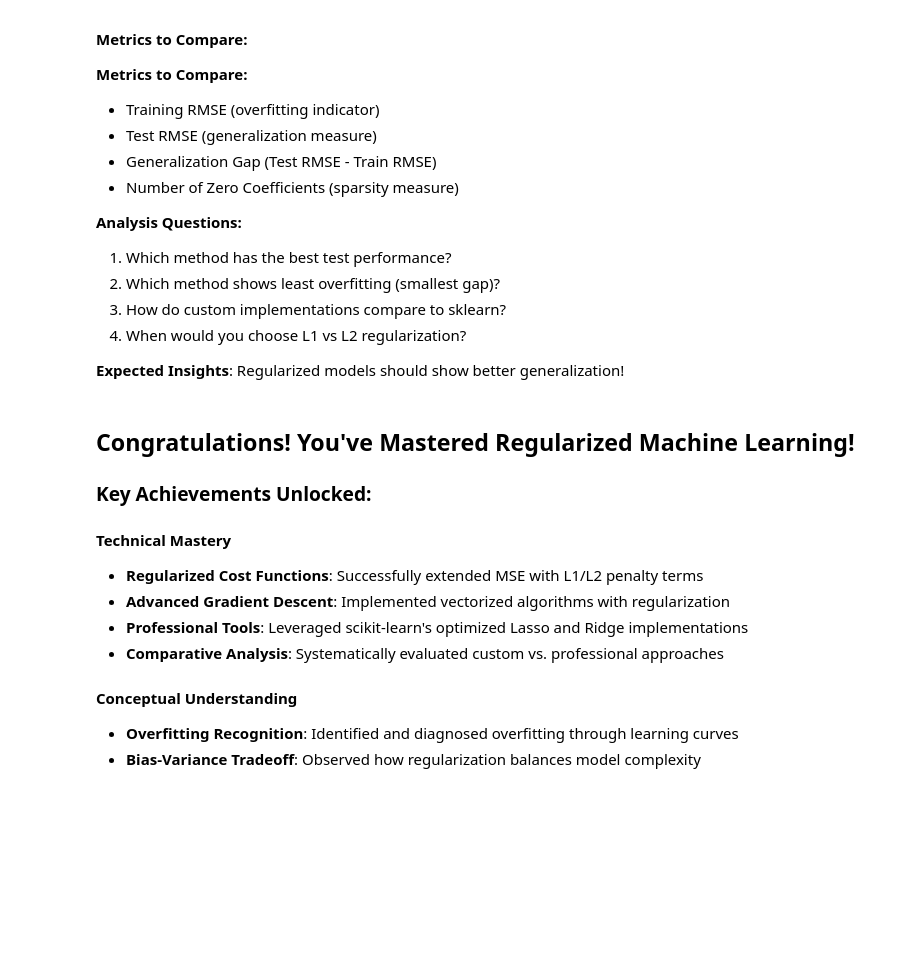
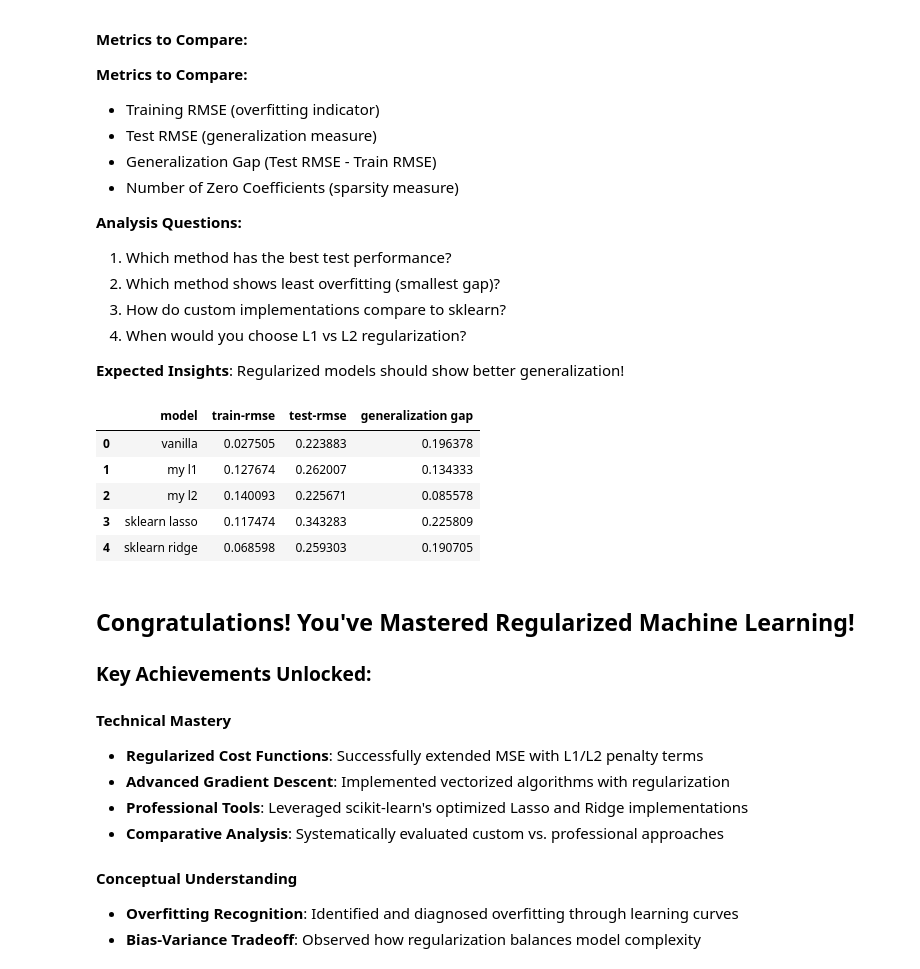
Before and after one commit to trumpetman9/stat362, a Jupyter notebook: instructor/quizzes/week 4/regularized_gd.ipynb, the cells around one changed output. Saved outputs shown, nothing was run; the diff lists cells and outputs as text; code cells hidden in the pictures; blank space fills up the shorter version.

```diff
--- a/instructor/quizzes/week 4/regularized_gd.ipynb
+++ b/instructor/quizzes/week 4/regularized_gd.ipynb
@@ -695,3 +943,12 @@ plt.show()
 - **Compare**: How does Lasso sparsity compare to your custom L1 implementation?
 # %%
 # output the final RMSE for the training and test set
+y_pred_train = lasso_model.predict(X_train_scaled)
+y_pred_test = lasso_model.predict(X_test_scaled)
+
+lasso_rmse_train = root_mean_squared_error(y_train, y_pred_train)
+lasso_rmse_test = root_mean_squared_error(y_test, y_pred_test)
+
+
+print("rmse for train set (lasso):", lasso_rmse_train)
+print("rmse for test set (lasso):", lasso_rmse_test)
@@ -774,6 +1070,34 @@ plt.show()
 **Expected Insights**: Regularized models should show better generalization!
 # %%
 # putting all the RMSE values in a dataframe
+
+rmse_dict = {
+    'model': [
+        'vanilla', 'my l1', 'my l2',
+        'sklearn lasso', 'sklearn ridge'
+    ],
+    'train-rmse': [
+        gd_rmse_train, gd_l1_rmse_train, gd_l2_rmse_train,
+        lasso_rmse_train, ridge_rmse_train
+    ],
+    'test-rmse': [
+        gd_rmse_test, gd_l1_rmse_test, gd_l2_rmse_test,
+        lasso_rmse_test, ridge_rmse_test
+    ]
+}
+
+rmse_df = pd.DataFrame(rmse_dict)
+
+rmse_df['generalization gap'] = rmse_df['test-rmse'] - rmse_df['train-rmse']
+
+rmse_df
+# %% [output]
+|  | model | train-rmse | test-rmse | generalization gap |
+| 0 | vanilla | 0.027505 | 0.223883 | 0.196378 |
+| 1 | my l1 | 0.127674 | 0.262007 | 0.134333 |
+| 2 | my l2 | 0.140093 | 0.225671 | 0.085578 |
+| 3 | sklearn lasso | 0.117474 | 0.343283 | 0.225809 |
+| 4 | sklearn ridge | 0.068598 | 0.259303 | 0.190705 |
 # %% [markdown]
 ## Congratulations! You've Mastered Regularized Machine Learning!
 
```
Also changed, not shown: parts of 31 cells of this notebook, 3 other files.
